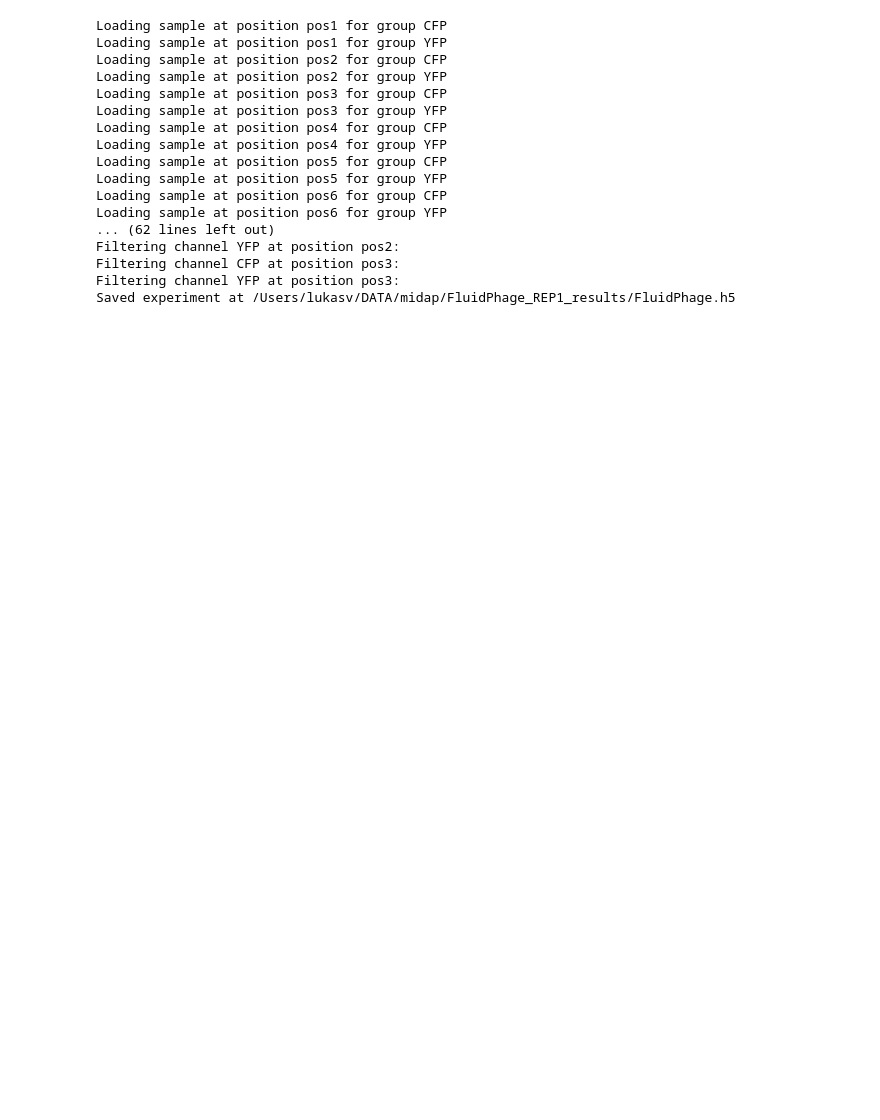
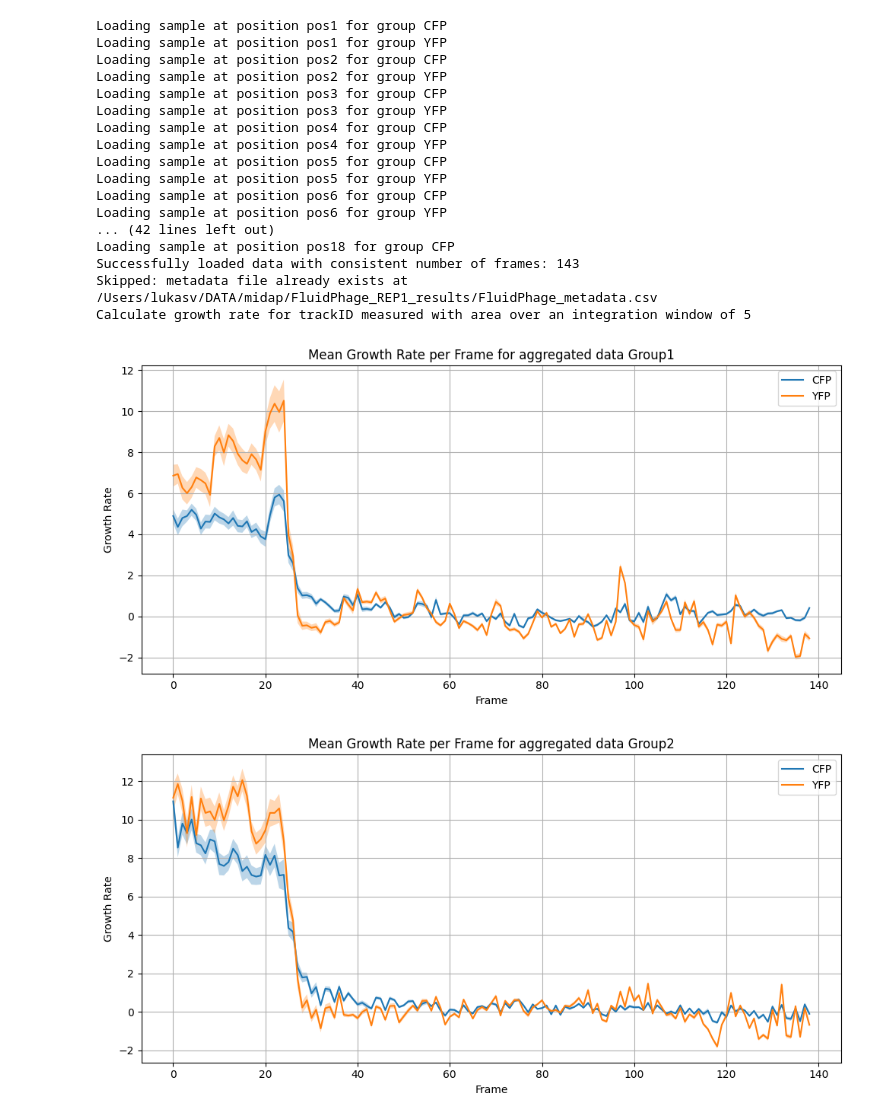
Before and after one commit to Microbial-Systems-Ecology/midap-tools, a Jupyter notebook: notebooks/test_file_dev.ipynb, the cells around one changed output. Drawn from its saved outputs; the diff is of its cells as text; code cells hidden in the pictures; blank space fills up the shorter version.

```diff
--- a/notebooks/test_file_dev.ipynb
+++ b/notebooks/test_file_dev.ipynb
@@ -1,47 +1,48 @@
 # %%
 from fluid_experiment.fluid_experiment import FluidExperiment
 import os
 from mutate.fuse import fuse_track_output
 
 path_experiment = "/Users/lukasv/DATA/midap/FluidPhage_REP1_results"
 color_channels = ["CFP","YFP"]
+name = "FluidPhage"
+
+#dataset 2
+#path_experiment = "/Users/lukasv/DATA/midap/midap_3channelfamily"
+#color_channels = ["cfp","mcherry","yfp"]
+#name = "3channelfamily"
 
 
-exp = FluidExperiment(path_experiment, color_channels= color_channels, name="FluidPhage")
+exp = FluidExperiment(path_experiment,color_channels, name=name)
+exp_wrong_channels = FluidExperiment(path_experiment,["CFP"], name=name)
 
-print(exp)
+exp_nometa = FluidExperiment.from_copy(exp)
 
 exp.create_metdata_template()
 exp.load_metadata_template()
 
+exp_meta = FluidExperiment.from_copy(exp)
 
-exp2 = FluidExperiment.from_copy(exp)
+exp.calculate_growth_rate(5,"trackID","area")
 
-exp2.drop_positions(positions= exp2.positions[3:])
-print(exp2)
-
-exp2.filter_data(column="trackID", min_occurences= 5)
-
-#exp2.calculate_growth_rate(5,id_column="trackID", value_column= "major_axis_length")
-
-#exp2.calculate_local_neighborhood(50)
-
-exp2.save()
+exp.plot_rates(group_by="group")
 # %% [output]
 Loading sample at position pos1 for group CFP
 Loading sample at position pos1 for group YFP
 Loading sample at position pos2 for group CFP
 Loading sample at position pos2 for group YFP
 Loading sample at position pos3 for group CFP
 Loading sample at position pos3 for group YFP
 Loading sample at position pos4 for group CFP
 Loading sample at position pos4 for group YFP
 Loading sample at position pos5 for group CFP
 Loading sample at position pos5 for group YFP
 Loading sample at position pos6 for group CFP
 Loading sample at position pos6 for group YFP
-... (62 lines left out)
-Filtering channel YFP at position pos2:
-Filtering channel CFP at position pos3:
-Filtering channel YFP at position pos3:
-Saved experiment at /Users/lukasv/DATA/midap/FluidPhage_REP1_results/FluidPhage.h5
+... (42 lines left out)
+Loading sample at position pos18 for group CFP
+Successfully loaded data with consistent number of frames: 143
+Skipped: metadata file already exists at /Users/lukasv/DATA/midap/FluidPhage_REP1_results/FluidPhage_metadata.csv
+Calculate growth rate for trackID measured with area over an integration window of 5
+[figure, added]
+[figure, added]
```
Also changed, not shown: parts of 3 cells of this notebook, 2 other files.
